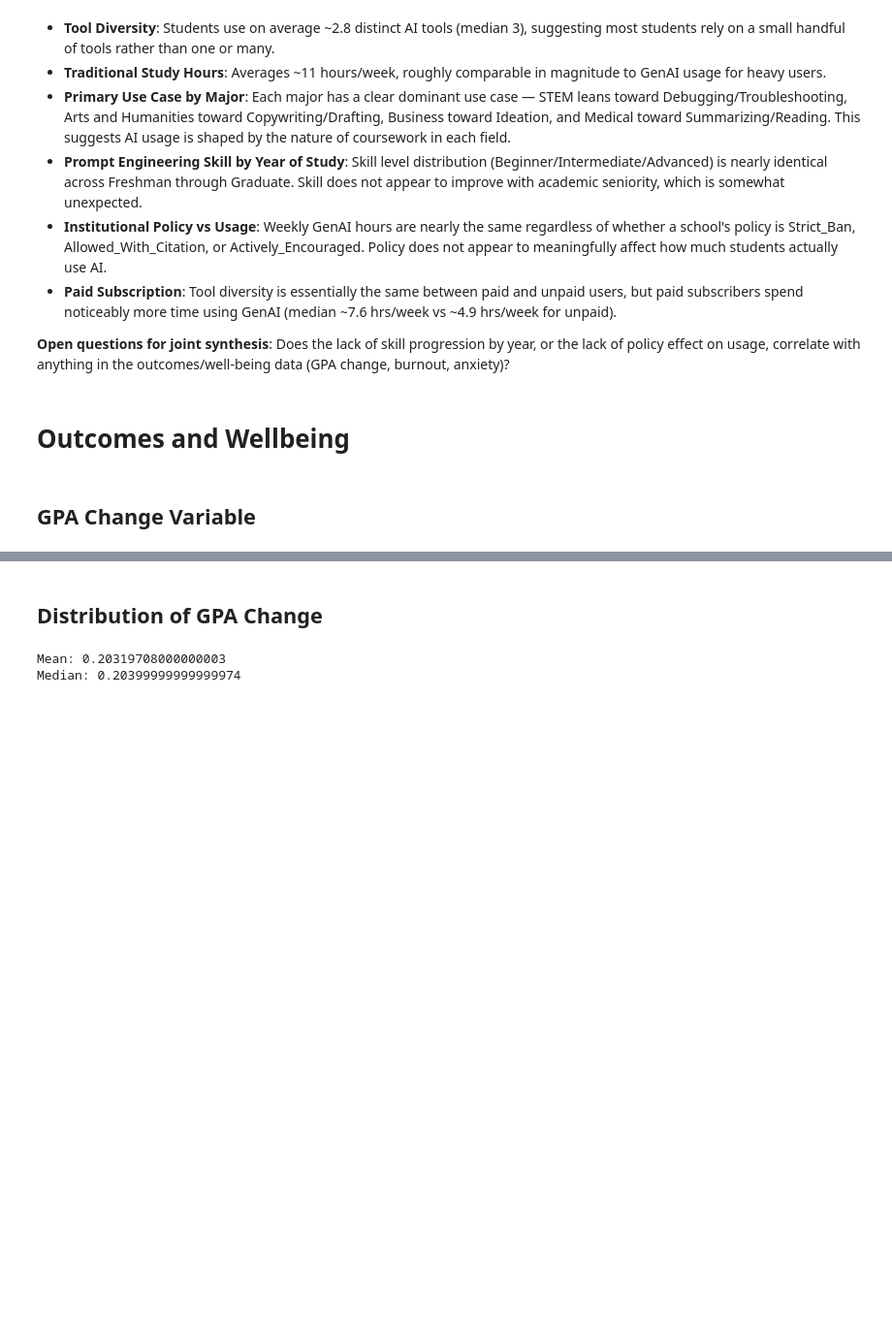
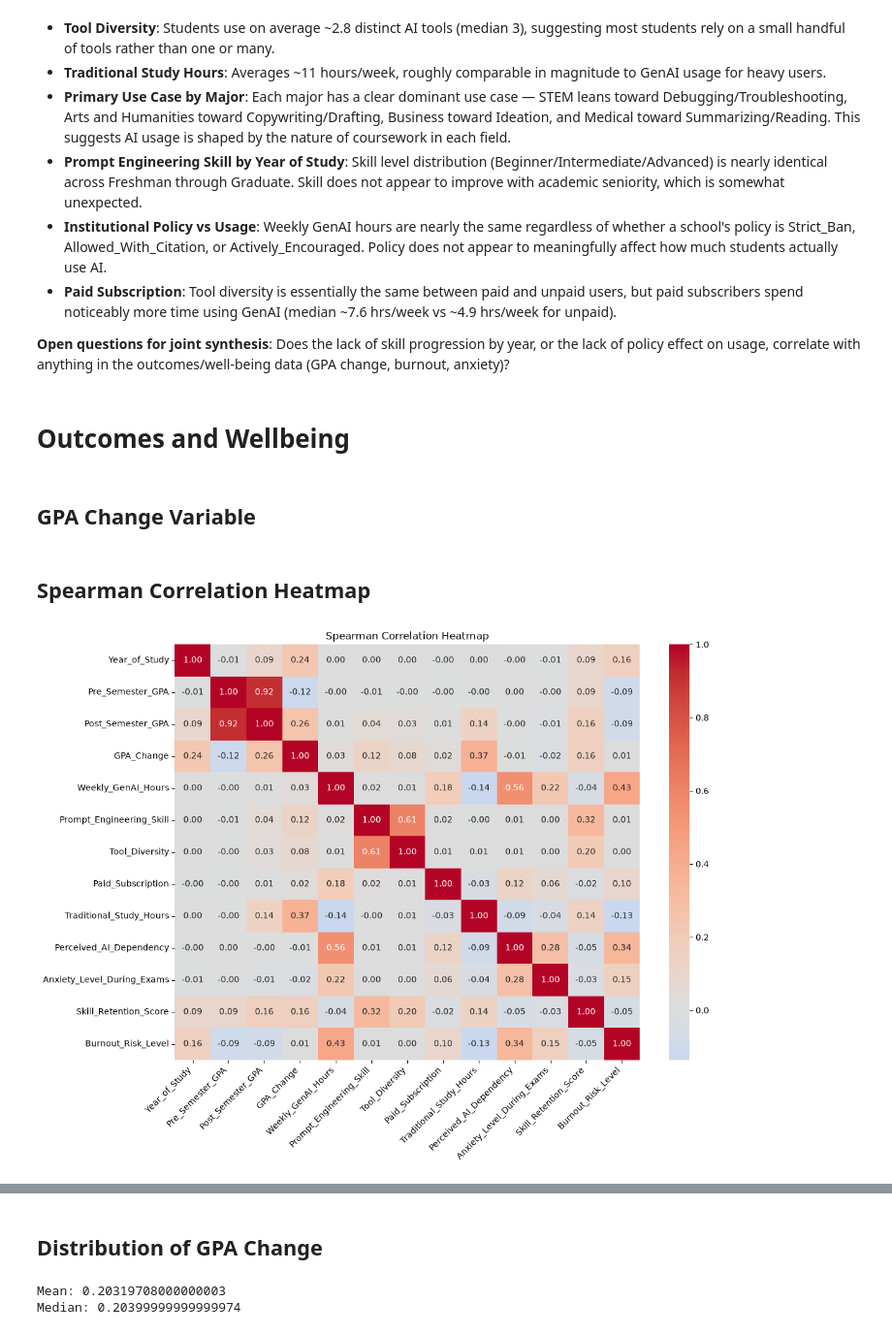
Before and after one commit to txxzd/Impact-Of-AI-on-Students-Analysis, a Jupyter notebook: data_analysis.ipynb, the cells around one changed output, grey strips where cells are left out. Shown at 97% size. Drawn from its saved outputs; the diff is of its cells as text; code cells hidden in the pictures; blank space fills up the shorter version.

```diff
--- a/data_analysis.ipynb
+++ b/data_analysis.ipynb
@@ -377,3 +377,64 @@ plt.show()
 ## GPA Change Variable
 # %%
 df['GPA_Change'] = df['Post_Semester_GPA'] - df['Pre_Semester_GPA']
+# %% [markdown]
+## Spearman Correlation Heatmap
+# %%
+df_heatmap = df.copy()
+
+df_heatmap["Year_of_Study_Num"] = df_heatmap["Year_of_Study"].map({
+    "Freshman": 1,
+    "Sophomore": 2,
+    "Junior": 3,
+    "Senior": 4,
+    "Graduate": 5
+})
+
+df_heatmap["Prompt_Engineering_Skill_Num"] = df_heatmap["Prompt_Engineering_Skill"].map({
+    "Beginner": 1,
+    "Intermediate": 2,
+    "Advanced": 3
+})
+
+df_heatmap["Burnout_Risk_Level_Num"] = df_heatmap["Burnout_Risk_Level"].map({
+    "Low": 1,
+    "Medium": 2,
+    "High": 3
+})
+
+df_heatmap["Paid_Subscription_Num"] = df_heatmap["Paid_Subscription"].astype(int)
+
+heatmap_cols = [
+    "Year_of_Study_Num",
+    "Pre_Semester_GPA",
+    "Post_Semester_GPA",
+    "GPA_Change",
+    "Weekly_GenAI_Hours",
+    "Prompt_Engineering_Skill_Num",
+    "Tool_Diversity",
+    "Paid_Subscription_Num",
+    "Traditional_Study_Hours",
+    "Perceived_AI_Dependency",
+    "Anxiety_Level_During_Exams",
+    "Skill_Retention_Score",
+    "Burnout_Risk_Level_Num"
+]
+
+heatmap_df = df_heatmap[heatmap_cols].rename(columns={
+    "Year_of_Study_Num": "Year_of_Study",
+    "Prompt_Engineering_Skill_Num": "Prompt_Engineering_Skill",
+    "Paid_Subscription_Num": "Paid_Subscription",
+    "Burnout_Risk_Level_Num": "Burnout_Risk_Level"
+})
+
+corr_matrix = heatmap_df.corr(method="spearman")
+
+plt.figure(figsize=(12, 9))
+sns.heatmap(corr_matrix, annot=True, fmt=".2f", cmap="coolwarm", center=0)
+plt.title("Spearman Correlation Heatmap")
+plt.xticks(rotation=45, ha="right")
+plt.yticks(rotation=0)
+plt.tight_layout()
+plt.show()
+# %% [output]
+[figure, added]
```
Also changed, not shown: parts of 7 cells of this notebook, 3 other files.
